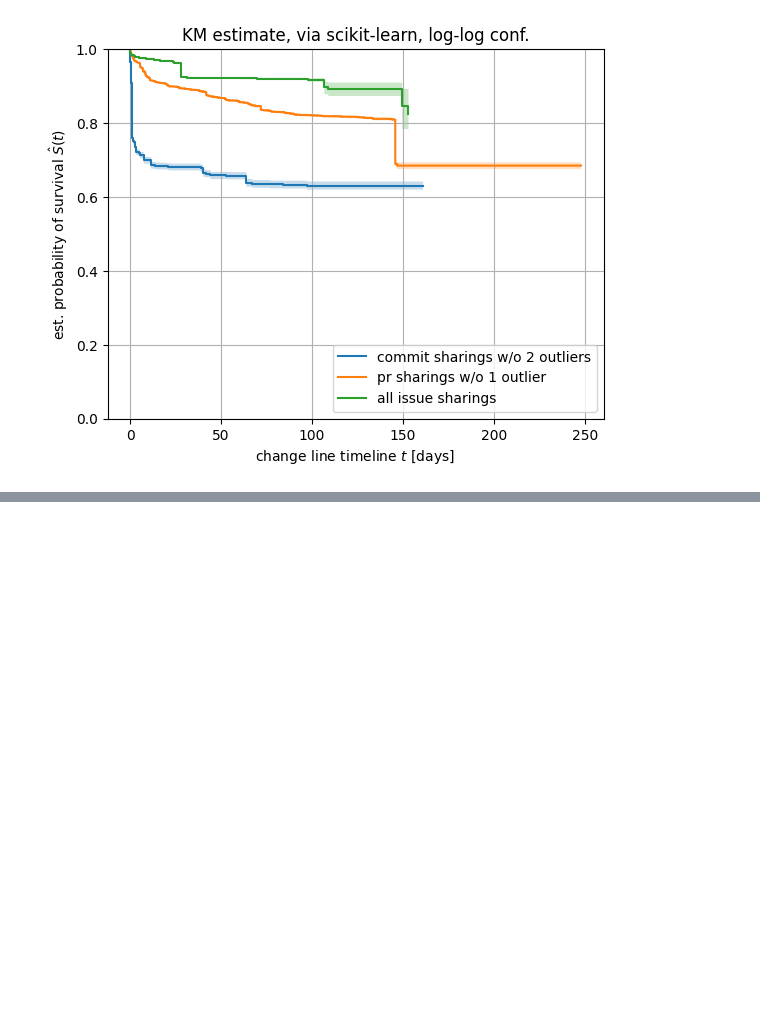
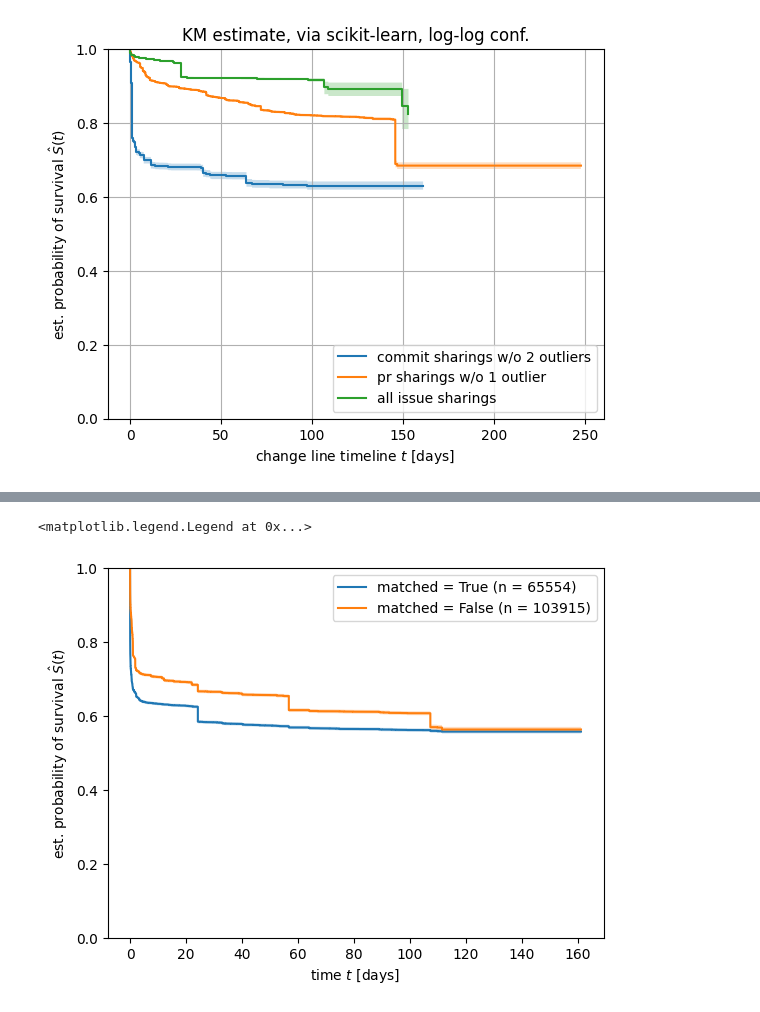
Before and after one commit to ncusi/MSR_Challenge_2024, a Jupyter notebook: notebooks/analyze_changes_survival.ipynb, the cells around one changed output, grey strips where cells are left out. Saved outputs shown, nothing was run; the diff lists cells and outputs as text; code cells hidden in the pictures; blank space fills up the shorter version.

```diff
--- a/notebooks/analyze_changes_survival.ipynb
+++ b/notebooks/analyze_changes_survival.ipynb
@@ -1002,0 +1269,18 @@ plt.show()
+# %%
+for value in df_commit_join["matches"].unique():
+    mask = df_commit_join["matches"] == value
+    time_cell, survival_prob_cell, conf_int = kaplan_meier_estimator(
+        df_commit_join["E"][mask],
+        df_commit_join["T"][mask],
+        conf_type="log-log"
+    )
+    plt.step(time_cell, survival_prob_cell, where="post", label=f"matched = {value} (n = {mask.sum()})")
+    plt.fill_between(time_cell, conf_int[0], conf_int[1], alpha=0.25, step="post")
+
+plt.ylim(0, 1)
+plt.ylabel("est. probability of survival $\hat{S}(t)$")
+plt.xlabel("time $t$ [days]")
+plt.legend(loc="best")
+# %% [output]
+<matplotlib.legend.Legend at 0x...>
+[figure, added]
```
Also changed, not shown: parts of 41 cells of this notebook.
